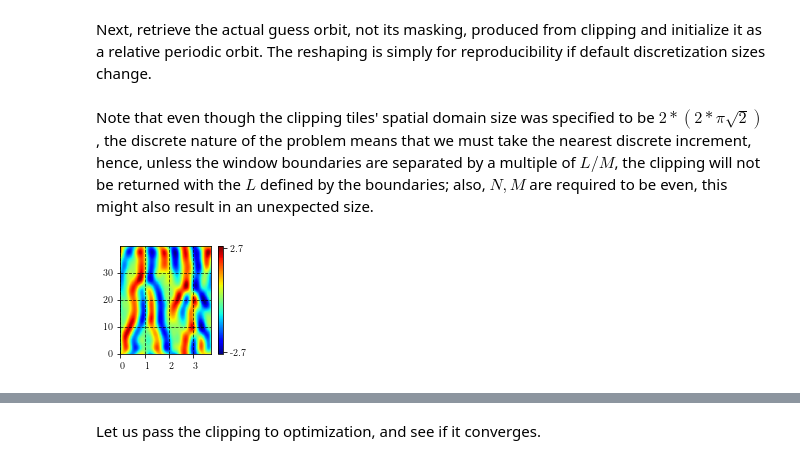
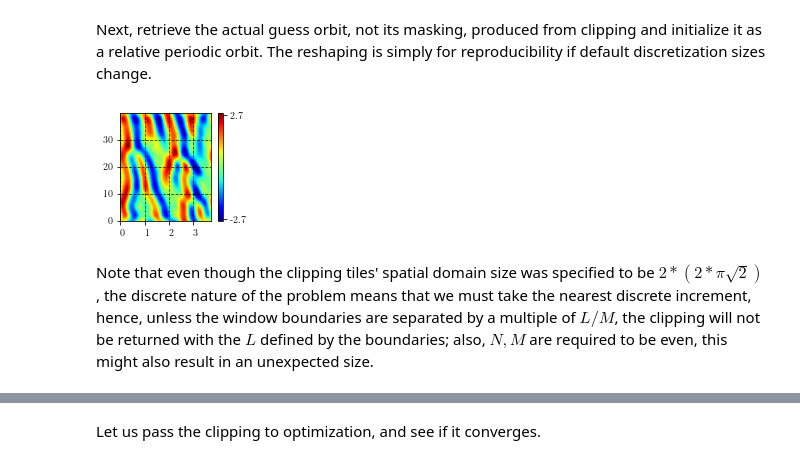
Before and after one commit to chaotic-systems/orbithunter, a Jupyter notebook: notebooks/clipping_demo.ipynb, the cells around one changed output, grey strips where cells are left out. Saved outputs shown, nothing was run; the diff lists cells and outputs as text; code cells hidden in the pictures.

```diff
--- a/notebooks/clipping_demo.ipynb
+++ b/notebooks/clipping_demo.ipynb
@@ -51,6 +52,11 @@ orbit. The reshaping is simply for reproducibility if default discretization siz
 # %%
+integrated_trajectory = read_h5('../data/local/OrbitKS.h5', 'trajectory')
 clipping = clip(integrated_trajectory,  ((120, 160), (34.25, 38)),
-                clipping_class=RelativeOrbitKS).reshape(16,16).reshape(32, 32)
+                clipping_class=RelativeOrbitKS).resize(16,16).resize(32, 32)
+clipping.generate(attr='parameters')
+clipping.plot(fundamental_domain=True)
+# %% [output]
+[figure, added]
 # %% [markdown]
 Note that even though the clipping tiles' spatial domain size was specified to be $2*(2*\pi\sqrt{2})$, the discrete
 nature of the problem means that we must take the nearest discrete increment, hence, unless the window boundaries
@@ -63,4 +64,0 @@ print(repr(clipping))
-# %%
-clipping.plot(fundamental_domain=True)
-# %% [output]
-[figure, removed]
```
Also changed, not shown: parts of 17 cells of this notebook, 6 other files.
